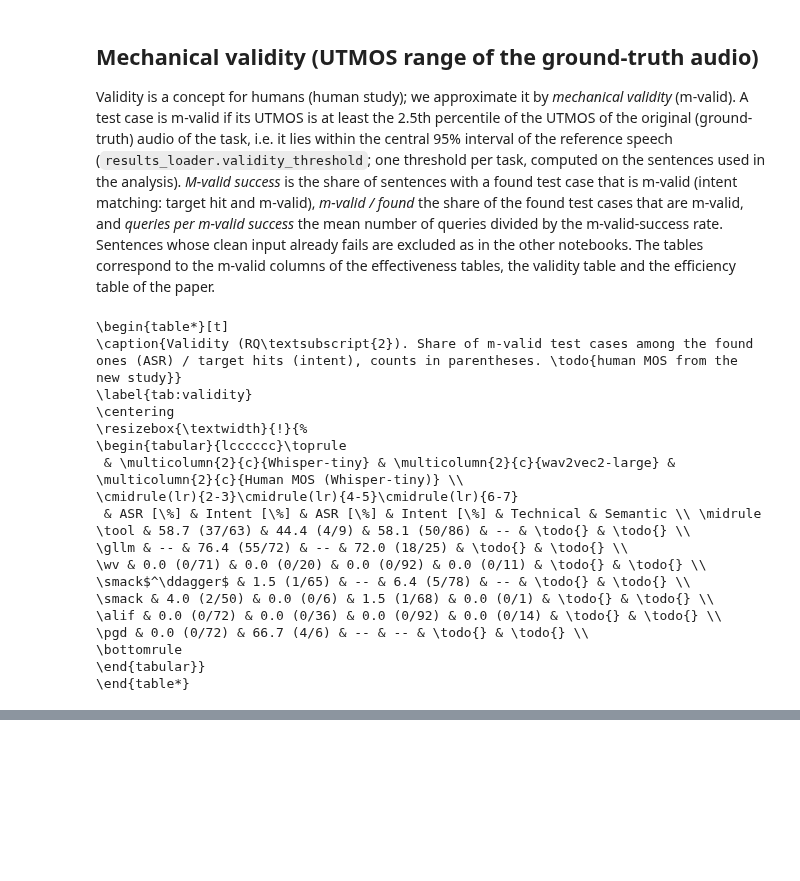
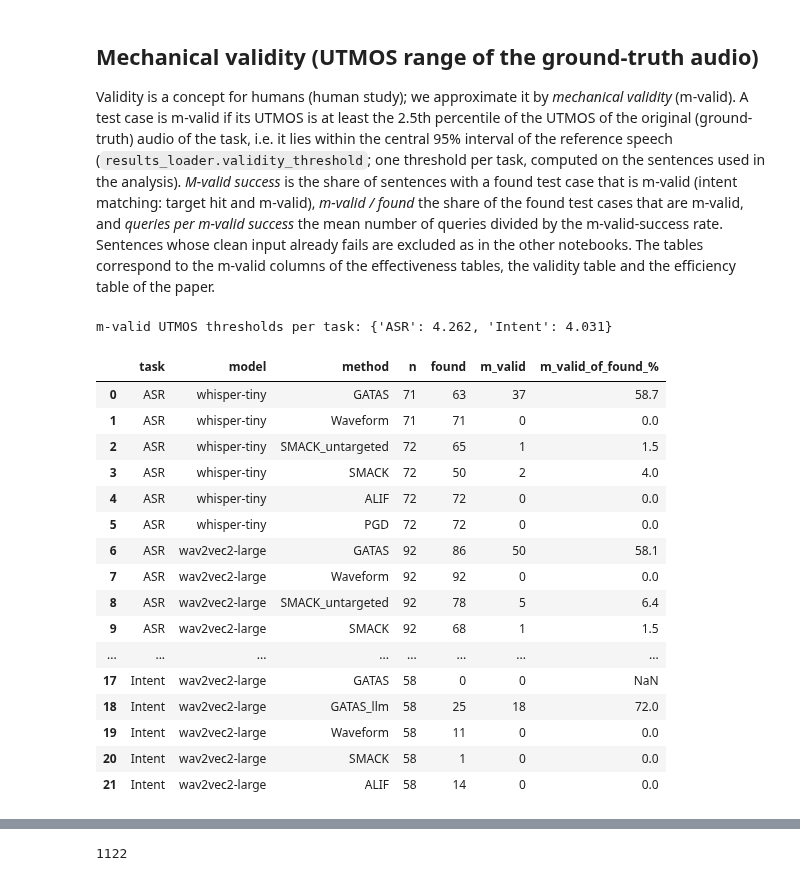
Before and after one commit to oliverweissl/GATAS, a Jupyter notebook: analysis/RQ2_Validity.ipynb, the cells around one changed output, grey strips where cells are left out. Drawn from its saved outputs; the diff is of its cells as text; code cells hidden in the pictures; blank space fills up the shorter version.

```diff
--- a/analysis/RQ2_Validity.ipynb
+++ b/analysis/RQ2_Validity.ipynb
@@ -10,55 +10,66 @@ number of queries divided by the m-valid-success rate. Sentences whose clean inp
 notebooks. The tables correspond to the m-valid columns of the effectiveness tables, the validity table and the efficiency table of
 the paper.
 # %%
+import numpy as np
 ROOT = "../outputs/results"
+import pandas as pd
 from results_loader import MODELS, load_all, task_thresholds, asr_found, intent_hit
 import paper_tables as pt
 asr2, intent2 = load_all(ROOT)
 thr2 = task_thresholds(asr2, intent2)
-
-def validity_cell(rs, thr, found, intent_task):
-    """m-valid / found, as 'pct (k/n)'; found = transcription differs (ASR) / target hit (intent)."""
-    f = [r for r in rs if found(r)]
-    k = sum(r["utmos"] >= thr for r in f)
-    return f"{100 * k / len(f):.1f} ({k}/{len(f)})" if f else "--"
+print("m-valid UTMOS thresholds per task:", {t: round(v, 3) for t, v in thr2.items()})
 
 METHODS_TAB = ["GATAS", "GATAS_llm", "Waveform", "SMACK_untargeted", "SMACK", "ALIF", "PGD"]
+# found = transcription differs (ASR) / target hit (intent); m-valid = found with UTMOS >= threshold of the task
+rows = []
+for task, data, found in (("ASR", asr2, asr_found), ("Intent", intent2, intent_hit)):
+    for model in MODELS:
+        for m in METHODS_TAB:
+            rs = data[model].get(m)
+            if rs:
+                f = [r for r in rs if found(r)]
+                k = sum(r["utmos"] >= thr2[task] for r in f)
+                rows.append({"task": task, "model": model, "method": m, "n": len(rs), "found": len(f), "m_valid": k,
+                             "m_valid_of_found_%": 100 * k / len(f) if f else float("nan")})
+frame = pd.DataFrame(rows)  # every value of the table
+frame.round(3).to_csv("_tables/rq2_values.csv", index=False)
+display(frame.round(1))
+
+def validity_cell(task, model, m):
+    r = frame[(frame.task == task) & (frame.model == model) & (frame.method == m)]
+    return f"{r['m_valid_of_found_%'].iloc[0]:.1f} ({r.m_valid.iloc[0]}/{r.found.iloc[0]})" if len(r) and r.found.iloc[0] else "--"
+
 rows = []
 for m in METHODS_TAB:
-    cells = []
-    for model in MODELS:
-        for data, thr, fn in ((asr2, thr2["ASR"], asr_found), (intent2, thr2["Intent"], intent_hit)):
-            rs = data[model].get(m)
-            cells.append(validity_cell(rs, thr, fn, False) if rs else "--")
+    cells = [validity_cell(task, model, m) for model in MODELS for task in ("ASR", "Intent")]
     rows.append(f"{pt.TEX_NAME[m]} & " + " & ".join(cells) + r" & \todo{} & \todo{} \\")
 tex = "\n".join([
     r"\begin{table*}[t]",
     r"\caption{Validity (RQ\textsubscript{2}). Share of m-valid test cases among the found ones (ASR) / target hits (intent), counts in parentheses. \todo{human MOS from the new study}}",
     r"\label{tab:validity}", r"\centering", r"\resizebox{\textwidth}{!}{%",
     r"\begin{tabular}{lcccccc}\toprule",
     r" & \multicolumn{2}{c}{Whisper-tiny} & \multicolumn{2}{c}{wav2vec2-large} & \multicolumn{2}{c}{Human MOS (Whisper-tiny)} \\",
     r"\cmidrule(lr){2-3}\cmidrule(lr){4-5}\cmidrule(lr){6-7}",
     r" & ASR [\%] & Intent [\%] & ASR [\%] & Intent [\%] & Technical & Semantic \\ \midrule",
     *rows, r"\bottomrule", r"\end{tabular}}", r"\end{table*}"])
 print(tex)
 import os; os.makedirs("_tables", exist_ok=True); open("_tables/rq2.tex", "w").write(tex + "\n")
 # %% [output]
-\begin{table*}[t]
-\caption{Validity (RQ\textsubscript{2}). Share of m-valid test cases among the found ones (ASR) / target hits (intent), counts in parentheses. \todo{human MOS from the new study}}
-\label{tab:validity}
-\centering
-\resizebox{\textwidth}{!}{%
-\begin{tabular}{lcccccc}\toprule
- & \multicolumn{2}{c}{Whisper-tiny} & \multicolumn{2}{c}{wav2vec2-large} & \multicolumn{2}{c}{Human MOS (Whisper-tiny)} \\
-\cmidrule(lr){2-3}\cmidrule(lr){4-5}\cmidrule(lr){6-7}
- & ASR [\%] & Intent [\%] & ASR [\%] & Intent [\%] & Technical & Semantic \\ \midrule
-\tool & 58.7 (37/63) & 44.4 (4/9) & 58.1 (50/86) & -- & \todo{} & \todo{} \\
-\gllm & -- & 76.4 (55/72) & -- & 72.0 (18/25) & \todo{} & \todo{} \\
-\wv & 0.0 (0/71) & 0.0 (0/20) & 0.0 (0/92) & 0.0 (0/11) & \todo{} & \todo{} \\
-\smack$^\ddagger$ & 1.5 (1/65) & -- & 6.4 (5/78) & -- & \todo{} & \todo{} \\
-\smack & 4.0 (2/50) & 0.0 (0/6) & 1.5 (1/68) & 0.0 (0/1) & \todo{} & \todo{} \\
-\alif & 0.0 (0/72) & 0.0 (0/36) & 0.0 (0/92) & 0.0 (0/14) & \todo{} & \todo{} \\
-\pgd & 0.0 (0/72) & 66.7 (4/6) & -- & -- & \todo{} & \todo{} \\
-\bottomrule
-\end{tabular}}
-\end{table*}
+m-valid UTMOS thresholds per task: {'ASR': 4.262, 'Intent': 4.031}
+|  | task | model | method | n | found | m_valid | m_valid_of_found_% |
+| 0 | ASR | whisper-tiny | GATAS | 71 | 63 | 37 | 58.7 |
+| 1 | ASR | whisper-tiny | Waveform | 71 | 71 | 0 | 0.0 |
+| 2 | ASR | whisper-tiny | SMACK_untargeted | 72 | 65 | 1 | 1.5 |
+| 3 | ASR | whisper-tiny | SMACK | 72 | 50 | 2 | 4.0 |
+| 4 | ASR | whisper-tiny | ALIF | 72 | 72 | 0 | 0.0 |
+| 5 | ASR | whisper-tiny | PGD | 72 | 72 | 0 | 0.0 |
+| 6 | ASR | wav2vec2-large | GATAS | 92 | 86 | 50 | 58.1 |
+| 7 | ASR | wav2vec2-large | Waveform | 92 | 92 | 0 | 0.0 |
+| 8 | ASR | wav2vec2-large | SMACK_untargeted | 92 | 78 | 5 | 6.4 |
+| 9 | ASR | wav2vec2-large | SMACK | 92 | 68 | 1 | 1.5 |
+| ... | ... | ... | ... | ... | ... | ... | ... |
+| 17 | Intent | wav2vec2-large | GATAS | 58 | 0 | 0 | NaN |
+| 18 | Intent | wav2vec2-large | GATAS_llm | 58 | 25 | 18 | 72.0 |
+| 19 | Intent | wav2vec2-large | Waveform | 58 | 11 | 0 | 0.0 |
+| 20 | Intent | wav2vec2-large | SMACK | 58 | 1 | 0 | 0.0 |
+| 21 | Intent | wav2vec2-large | ALIF | 58 | 14 | 0 | 0.0 |
@@ -65,0 +95 @@ import os; os.makedirs("_tables", exist_ok=True); open("_tables/rq2.tex", "w").w
+1122
```
Also changed, not shown: parts of 3 cells of this notebook, 3 other files.
